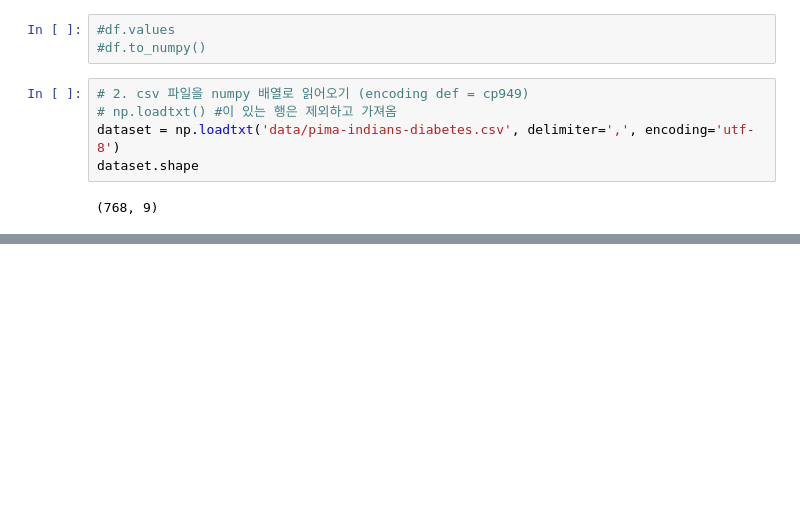
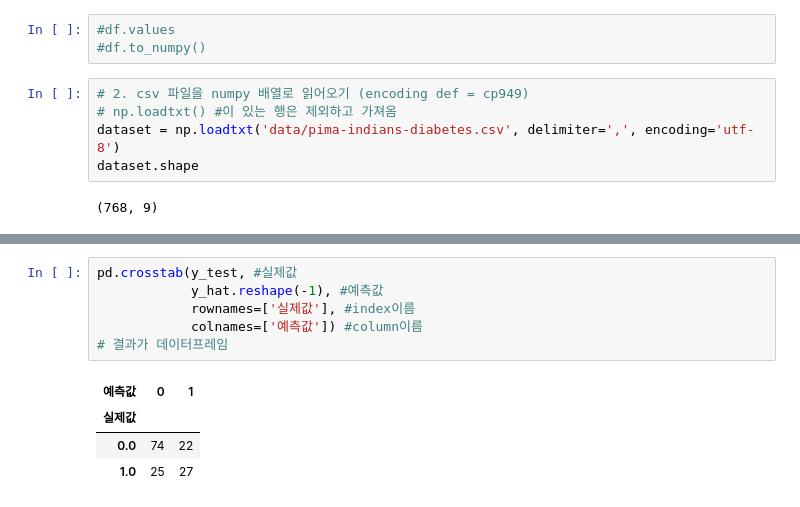
Before and after one commit to thre3o2wo/ai, a Jupyter notebook: source/05_DeepLearning/ch06_피마인디언_당뇨병발병_예측실습(로지스틱회귀분석, 분류분석).ipynb, the cells around one changed output, grey strips where cells are left out. Saved outputs shown, nothing was run; the diff lists cells and outputs as text; blank space fills up the shorter version.

```diff
--- a/source/05_DeepLearning/ch06_피마인디언_당뇨병발병_예측실습(로지스틱회귀분석, 분류분석).ipynb
+++ b/source/05_DeepLearning/ch06_피마인디언_당뇨병발병_예측실습(로지스틱회귀분석, 분류분석).ipynb
@@ -107,0 +239,11 @@ plt.show()
+# %%
+pd.crosstab(y_test, #실제값
+            y_hat.reshape(-1), #예측값
+            rownames=['실제값'], #index이름
+            colnames=['예측값']) #column이름
+# 결과가 데이터프레임
+# %% [output]
+| 예측값 | 0 | 1 |
+| 실제값 |  |  |
+| 0.0 | 74 | 22 |
+| 1.0 | 25 | 27 |
```
Also changed, not shown: parts of 49 cells of this notebook, 6 other files.
